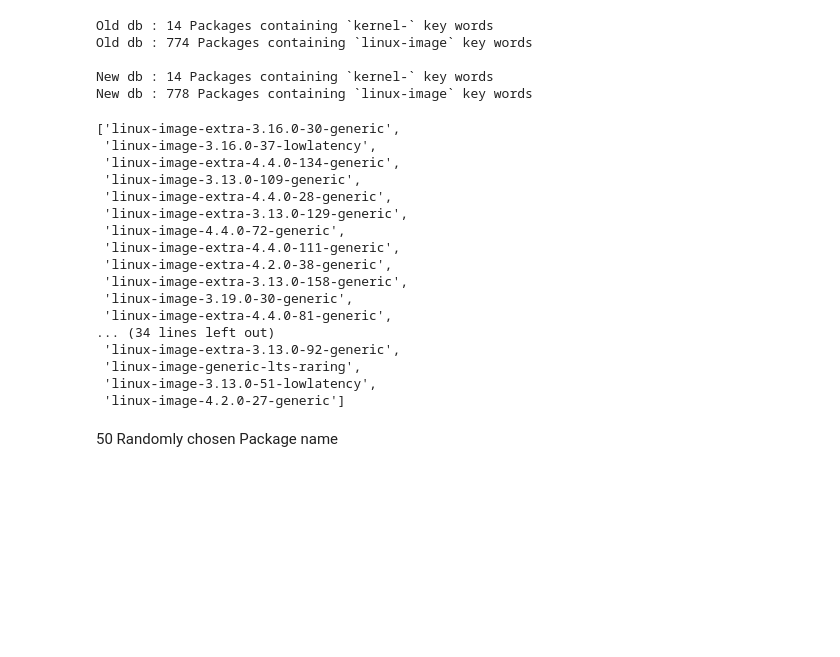
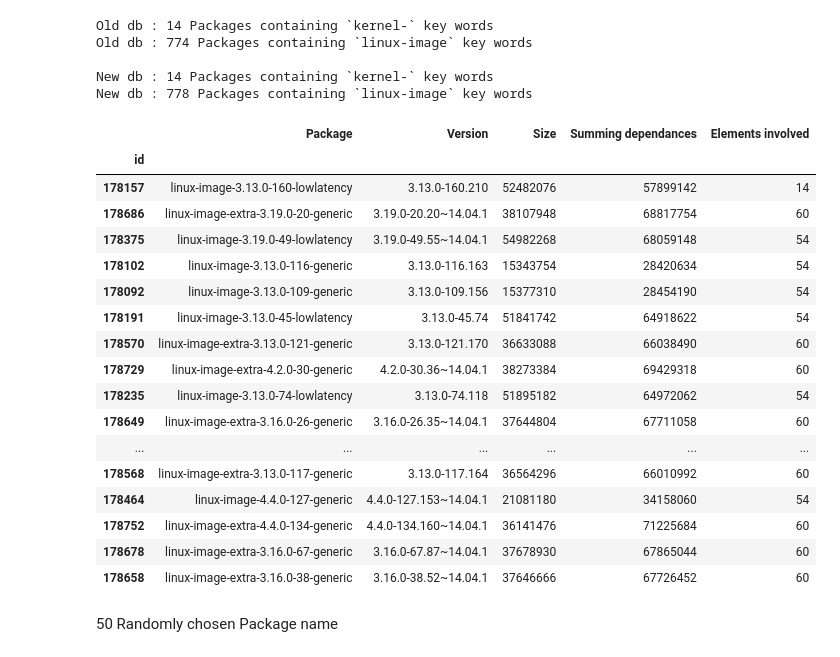
Before and after one commit to alex35469/fingerpatch, a Jupyter notebook: attack/Attack_vizualization.ipynb, the cells around one changed output. Saved outputs shown, nothing was run; the diff lists cells and outputs as text; code cells hidden in the pictures; blank space fills up the shorter version.

```diff
--- a/attack/Attack_vizualization.ipynb
+++ b/attack/Attack_vizualization.ipynb
@@ -1202,25 +1202,26 @@ Old db : 774 Packages containing `linux-image` key words
 New db : 14 Packages containing `kernel-` key words
 New db : 778 Packages containing `linux-image` key words
 # %%
-kernel_package.sample(50)["Package"].tolist()
+kernel_package.sample(50)[["Package", "Version", "Size","Summing dependances" ,"Elements involved"]]
 # %% [output]
-['linux-image-extra-3.16.0-30-generic',
- 'linux-image-3.16.0-37-lowlatency',
- 'linux-image-extra-4.4.0-134-generic',
- 'linux-image-3.13.0-109-generic',
- 'linux-image-extra-4.4.0-28-generic',
- 'linux-image-extra-3.13.0-129-generic',
- 'linux-image-4.4.0-72-generic',
- 'linux-image-extra-4.4.0-111-generic',
- 'linux-image-extra-4.2.0-38-generic',
- 'linux-image-extra-3.13.0-158-generic',
- 'linux-image-3.19.0-30-generic',
- 'linux-image-extra-4.4.0-81-generic',
-... (34 lines left out)
- 'linux-image-extra-3.13.0-92-generic',
- 'linux-image-generic-lts-raring',
- 'linux-image-3.13.0-51-lowlatency',
- 'linux-image-4.2.0-27-generic']
+|  | Package | Version | Size | Summing dependances | Elements involved |
+| id |  |  |  |  |  |
+| 178157 | linux-image-3.13.0-160-lowlatency | 3.13.0-160.210 | 52482076 | 57899142 | 14 |
+| 178686 | linux-image-extra-3.19.0-20-generic | 3.19.0-20.20~14.04.1 | 38107948 | 68817754 | 60 |
+| 178375 | linux-image-3.19.0-49-lowlatency | 3.19.0-49.55~14.04.1 | 54982268 | 68059148 | 54 |
+| 178102 | linux-image-3.13.0-116-generic | 3.13.0-116.163 | 15343754 | 28420634 | 54 |
+| 178092 | linux-image-3.13.0-109-generic | 3.13.0-109.156 | 15377310 | 28454190 | 54 |
+| 178191 | linux-image-3.13.0-45-lowlatency | 3.13.0-45.74 | 51841742 | 64918622 | 54 |
+| 178570 | linux-image-extra-3.13.0-121-generic | 3.13.0-121.170 | 36633088 | 66038490 | 60 |
+| 178729 | linux-image-extra-4.2.0-30-generic | 4.2.0-30.36~14.04.1 | 38273384 | 69429318 | 60 |
+| 178235 | linux-image-3.13.0-74-lowlatency | 3.13.0-74.118 | 51895182 | 64972062 | 54 |
+| 178649 | linux-image-extra-3.16.0-26-generic | 3.16.0-26.35~14.04.1 | 37644804 | 67711058 | 60 |
+| ... | ... | ... | ... | ... | ... |
+| 178568 | linux-image-extra-3.13.0-117-generic | 3.13.0-117.164 | 36564296 | 66010992 | 60 |
+| 178464 | linux-image-4.4.0-127-generic | 4.4.0-127.153~14.04.1 | 21081180 | 34158060 | 54 |
+| 178752 | linux-image-extra-4.4.0-134-generic | 4.4.0-134.160~14.04.1 | 36141476 | 71225684 | 60 |
+| 178678 | linux-image-extra-3.16.0-67-generic | 3.16.0-67.87~14.04.1 | 37678930 | 67865044 | 60 |
+| 178658 | linux-image-extra-3.16.0-38-generic | 3.16.0-38.52~14.04.1 | 37646666 | 67726452 | 60 |
 # %% [markdown]
 50 Randomly chosen Package name
 # %%
```
